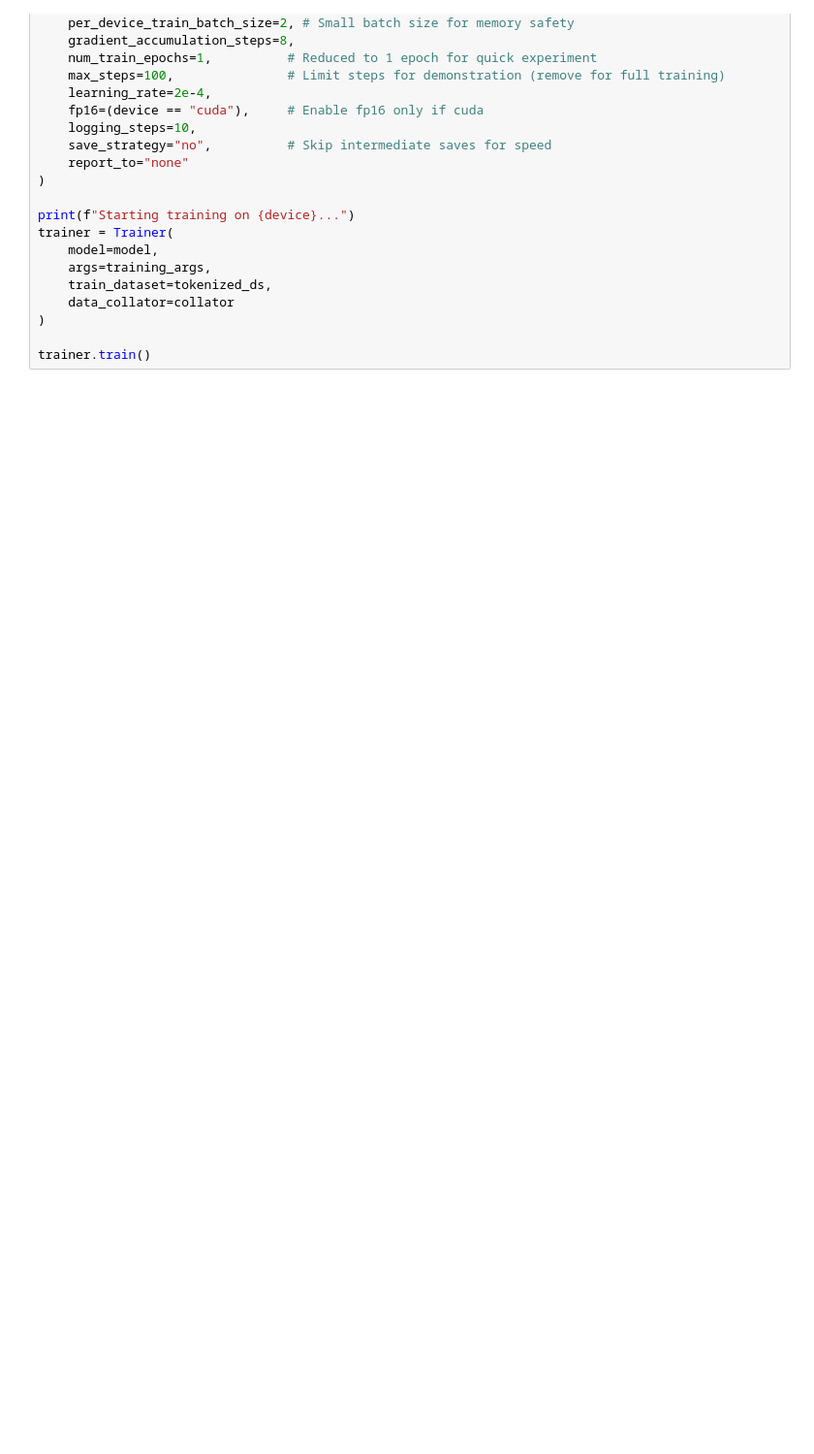
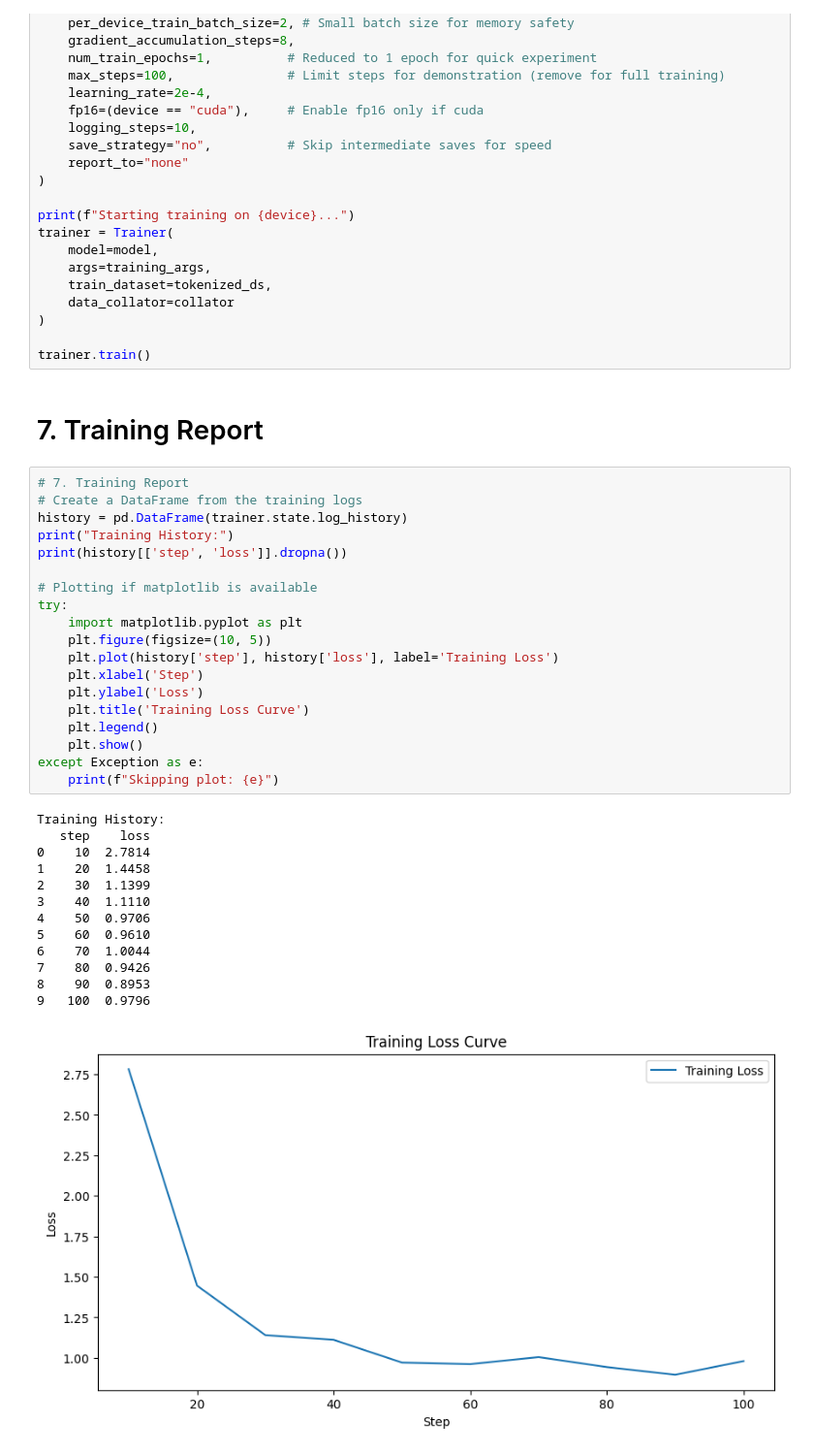
Before and after one commit to MrWaradana/Materi-NLPLLM, a Jupyter notebook: tugas-2/peft-food-recommendation.ipynb, the cells around one changed output. Shown at 97% size. Cells and saved outputs as stored; diff of their text form; blank space fills up the shorter version.

```diff
--- a/tugas-2/peft-food-recommendation.ipynb
+++ b/tugas-2/peft-food-recommendation.ipynb
@@ -158,4 +150,39 @@ trainer = Trainer(
 )
 
 trainer.train()
+# %% [markdown]
+# 7. Training Report
+# %%
+# 7. Training Report
+# Create a DataFrame from the training logs
+history = pd.DataFrame(trainer.state.log_history)
+print("Training History:")
+print(history[['step', 'loss']].dropna())
+
+# Plotting if matplotlib is available
+try:
+    import matplotlib.pyplot as plt
+    plt.figure(figsize=(10, 5))
+    plt.plot(history['step'], history['loss'], label='Training Loss')
+    plt.xlabel('Step')
+    plt.ylabel('Loss')
+    plt.title('Training Loss Curve')
+    plt.legend()
+    plt.show()
+except Exception as e:
+    print(f"Skipping plot: {e}")
+# %% [output]
+Training History:
+   step    loss
+0    10  2.7814
+1    20  1.4458
+2    30  1.1399
+3    40  1.1110
+4    50  0.9706
+5    60  0.9610
+6    70  1.0044
+7    80  0.9426
+8    90  0.8953
+9   100  0.9796
+[figure, added]
 # %% [markdown]
```
Also changed, not shown: parts of 10 cells of this notebook, 1 other file.
